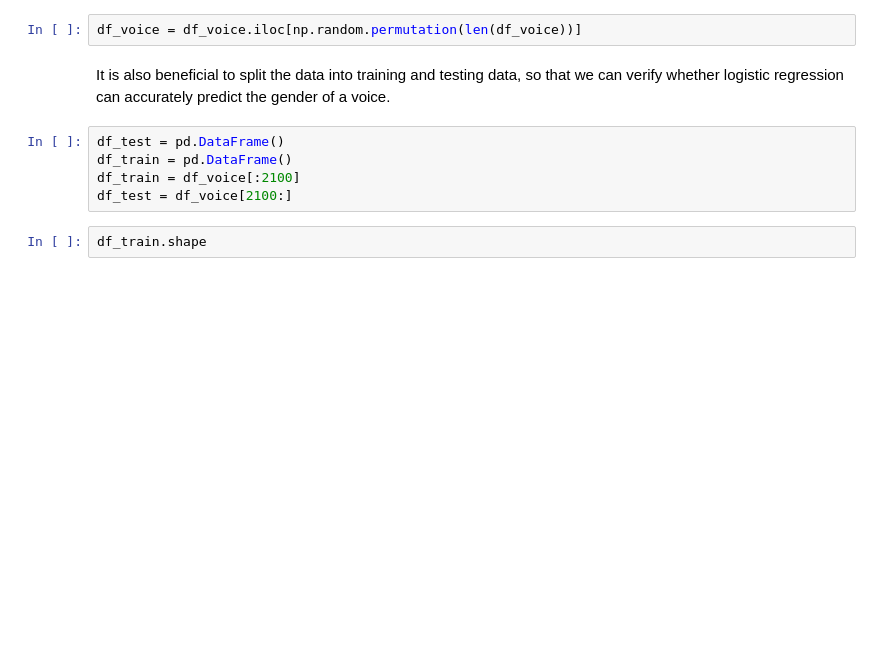
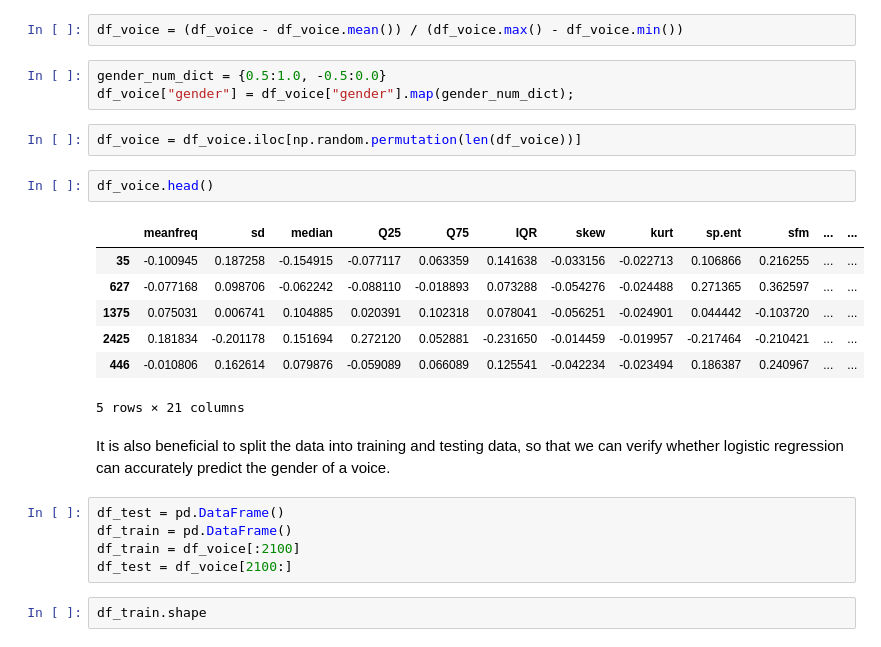
Before and after one commit to brendabrandy/StatLearning, a Jupyter notebook: Stochastic Gradient Descent.ipynb, the cells around one changed output. Cells and saved outputs as stored; diff of their text form; blank space fills up the shorter version.

```diff
--- a/Stochastic Gradient Descent.ipynb
+++ b/Stochastic Gradient Descent.ipynb
@@ -72,8 +74,23 @@ This is the data that we have, and from the data, we observe several problems:
 1. The data is listed in such a way that the male voices comes first and female voices comes later, therefore we need to shuffle the rows to ensure that both male and female voices are taken into account of the learning process.
 2. Males and females are label, and we need to change them into 0 and 1 so that we can fit the data into the logistic regression algorithm
 3. We need a set of testing data to test the algorithm.
+# %%
+df_voice = (df_voice - df_voice.mean()) / (df_voice.max() - df_voice.min())
+# %%
+gender_num_dict = {0.5:1.0, -0.5:0.0}
+df_voice["gender"] = df_voice["gender"].map(gender_num_dict);
 # %%
 df_voice = df_voice.iloc[np.random.permutation(len(df_voice))]
+# %%
+df_voice.head()
+# %% [output]
+|  | meanfreq | sd | median | Q25 | Q75 | IQR | skew | kurt | sp.ent | sfm | ... | ... |
+| 35 | -0.100945 | 0.187258 | -0.154915 | -0.077117 | 0.063359 | 0.141638 | -0.033156 | -0.022713 | 0.106866 | 0.216255 | ... | ... |
+| 627 | -0.077168 | 0.098706 | -0.062242 | -0.088110 | -0.018893 | 0.073288 | -0.054276 | -0.024488 | 0.271365 | 0.362597 | ... | ... |
+| 1375 | 0.075031 | 0.006741 | 0.104885 | 0.020391 | 0.102318 | 0.078041 | -0.056251 | -0.024901 | 0.044442 | -0.103720 | ... | ... |
+| 2425 | 0.181834 | -0.201178 | 0.151694 | 0.272120 | 0.052881 | -0.231650 | -0.014459 | -0.019957 | -0.217464 | -0.210421 | ... | ... |
+| 446 | -0.010806 | 0.162614 | 0.079876 | -0.059089 | 0.066089 | 0.125541 | -0.042234 | -0.023494 | 0.186387 | 0.240967 | ... | ... |
+5 rows × 21 columns
 # %% [markdown]
 It is also beneficial to split the data into training and testing data, so that we can verify whether logistic regression can accurately predict the gender of a voice.
 # %%
```
Also changed, not shown: parts of 7 cells of this notebook.
